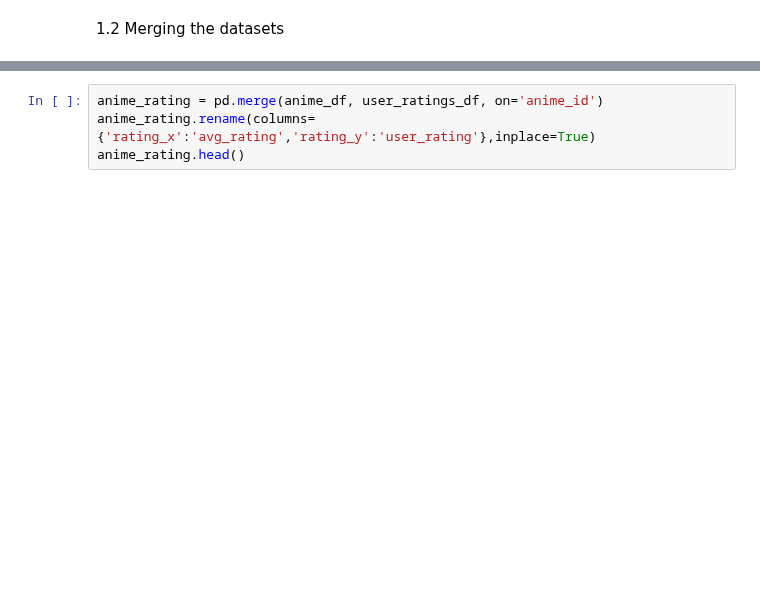
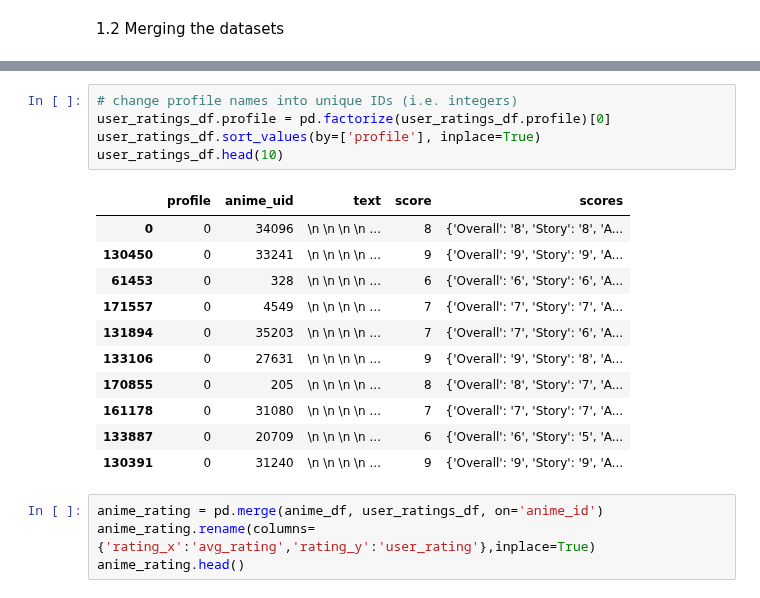
Before and after one commit to Haaris-Syed/AnimeRecommender, a Jupyter notebook: AnimeDataset-Preprocessing.ipynb, the cells around one changed output, grey strips where cells are left out. Cells and saved outputs as stored; diff of their text form; blank space fills up the shorter version.

Commit message:
changed profile string names into unique IDs for each user for reviews.csv dataframe

```diff
--- a/AnimeDataset-Preprocessing.ipynb
+++ b/AnimeDataset-Preprocessing.ipynb
@@ -64,3 +70,20 @@ user_ratings_df.drop(['uid', 'link'], axis=1, inplace=True)
+# %%
+# change profile names into unique IDs (i.e. integers)
+user_ratings_df.profile = pd.factorize(user_ratings_df.profile)[0]
+user_ratings_df.sort_values(by=['profile'], inplace=True)
+user_ratings_df.head(10)
+# %% [output]
+|  | profile | anime_uid | text | score | scores |
+| 0 | 0 | 34096 | \n \n \n \n ... | 8 | {'Overall': '8', 'Story': '8', 'A... |
+| 130450 | 0 | 33241 | \n \n \n \n ... | 9 | {'Overall': '9', 'Story': '9', 'A... |
+| 61453 | 0 | 328 | \n \n \n \n ... | 6 | {'Overall': '6', 'Story': '6', 'A... |
+| 171557 | 0 | 4549 | \n \n \n \n ... | 7 | {'Overall': '7', 'Story': '7', 'A... |
+| 131894 | 0 | 35203 | \n \n \n \n ... | 7 | {'Overall': '7', 'Story': '6', 'A... |
+| 133106 | 0 | 27631 | \n \n \n \n ... | 9 | {'Overall': '9', 'Story': '8', 'A... |
+| 170855 | 0 | 205 | \n \n \n \n ... | 8 | {'Overall': '8', 'Story': '7', 'A... |
+| 161178 | 0 | 31080 | \n \n \n \n ... | 7 | {'Overall': '7', 'Story': '7', 'A... |
+| 133887 | 0 | 20709 | \n \n \n \n ... | 6 | {'Overall': '6', 'Story': '5', 'A... |
+| 130391 | 0 | 31240 | \n \n \n \n ... | 9 | {'Overall': '9', 'Story': '9', 'A... |
 # %%
 anime_rating = pd.merge(anime_df, user_ratings_df, on='anime_id')
 anime_rating.rename(columns={'rating_x':'avg_rating','rating_y':'user_rating'},inplace=True)
```
Also changed, not shown: parts of 1 cell of this notebook.
